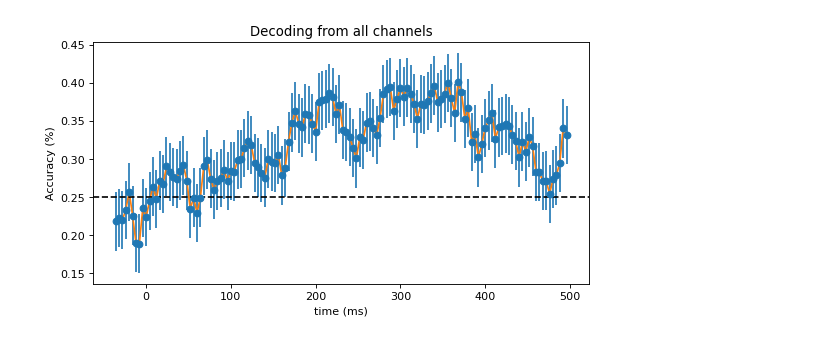
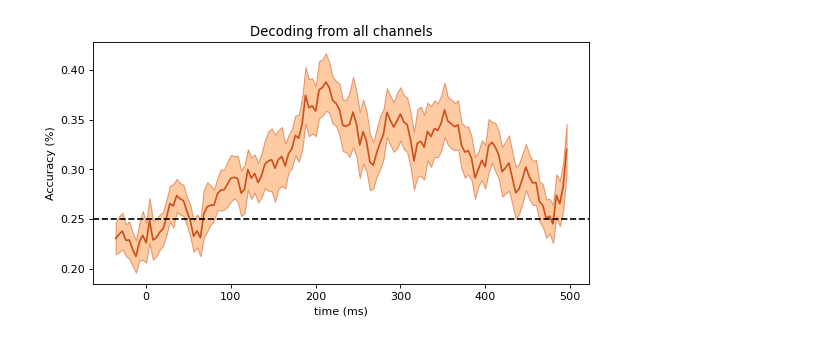
Before and after one commit to vayzenb/pepdoc, a Jupyter notebook: analysis/pepdoc_decoding.ipynb, the cells around one changed output. Drawn from its saved outputs; the diff is of its cells as text; code cells hidden in the pictures.

Commit message:
saving decoding analysis script

```diff
--- a/analysis/pepdoc_decoding.ipynb
+++ b/analysis/pepdoc_decoding.ipynb
@@ -10,11 +10,22 @@ import pdb
 # %%
 data_dir = f'/lab_data/behrmannlab/claire/pepdoc/results_ex1' #read in the file; first value is the file name
 bin_size = 5 #20 ms bins (EACH BIN IS 4 MS SO 5 ROWS ARE 20 MS)
+# bin_size = 1
 categories = ['tool','nontool','bird','insect']
 labels = np.asanyarray([0]*5 + [1]*5 + [2]*5 + [3]*5) #creates labels for data
 
-#d_channels = [128, 129, 130, 142, 141, 153, 152, 140]
-#v_channels = [92, 93, 94, 102, 103, 104, 91, 111]
+#d_channels
+dorsal_channels = [77, 78, 79, 80, 86, 87, 88, 89, 98, 99, 100, 110, 109, 118, 131, 143, 154, 163, 130, 142, 153, 162, 129, 141, 152, 128, 140, 127] # a list of channels
+dorsal_columns  =[f'E{ii}' for ii in dorsal_channels] #convert channels into the same format as the columns
+
+#v_channels
+ventral_channels = [104, 105, 106, 111, 112, 113, 114, 115, 120, 121, 122, 123, 133, 134, 169, 177, 189, 159, 168, 176, 18, 199, 158, 167, 175, 187, 166, 174] # a list of channels
+ventral_columns  =[f'E{ii}' for ii in ventral_channels] #convert channels into the same format as the columns
+
+#c_channels
+control_channels =  [11, 12, 18, 19, 20, 21, 25, 26, 27, 32, 33, 34, 37, 38]
+control_columns  =[f'E{ii}' for ii in control_channels] #convert channels into the same format as the columns
+
 svm_test_size = .4
 svm_splits = 20
 sss = StratifiedShuffleSplit(n_splits=svm_splits, test_size=svm_test_size)
@@ -106,24 +127,33 @@ for sub_decode in all_sub_data: # for loop print each iteration of the list (eac
     cat_decode = np.asanyarray(cat_decode)
     all_sub_decode.append(cat_decode)
 # %%
-'''PLOT DECODING RESULTS - ALL SUBJECTS AND CHANNELS'''
+'''
+Plot decode from all channels
+'''
 
 mean_decode = np.mean(all_sub_decode, axis=0)
 decode_std = np.std(all_sub_decode, axis=0)
-std_error = np.std(all_sub_decode, ddof=1) / np.sqrt(len(all_sub_decode))
+std_error = np.std(all_sub_decode, ddof=1, axis =0) / np.sqrt(len(all_sub_decode))
+#print(std_error)
 
 #plt.plot(np.mean(all_sub_decode, axis=0))
 from matplotlib.pyplot import figure
 figure(figsize=(8, 4), dpi=80)
 
-timepoints = list(range(-36, 500, 4))
+timepoints = list(range(-36, 500, 4)) #134 20 ms bins
+#timepoints = list(range(-26, 450, 4)) #119 or 80 ms bins
+#timepoints = list(range(-52, 500, 4)) # or 4 ms bins
+#timepoints = list(range(-1, 275, 2)) # or 4 ms bins
 
-plt.errorbar(timepoints, mean_decode, yerr=std_error, fmt='o')
-plt.plot(timepoints, mean_decode) #...plot the data, add error bars to mat plot lib, use standard error of the mean to add., there is a package called psypy to do this (psyplot - SEM)
+#plt.errorbar(timepoints, mean_decode, yerr=std_error, fmt='o')
+plt.plot(timepoints, mean_decode, color='#CC4F1B') #...plot the data, add error bars to mat plot lib, use standard error of the mean to add., there is a package called psypy to do this (psyplot - SEM)
 plt.axhline(y=0.25, color='k', linestyle='--')
+#plt.axhline(y=0.2215, color='k', linestyle='--')
+plt.fill_between(timepoints, mean_decode-std_error, mean_decode+std_error,
+    alpha=0.5, edgecolor='#CC4F1B', facecolor='#FF9848')
 plt.xlabel('time (ms)')
 plt.ylabel('Accuracy (%)')
 plt.title('Decoding from all channels')
 plt.show()
 # %% [output]
-[figure, old version]
+[figure, new version]
```
Also changed, not shown: parts of 14 cells of this notebook, 7 other files.
